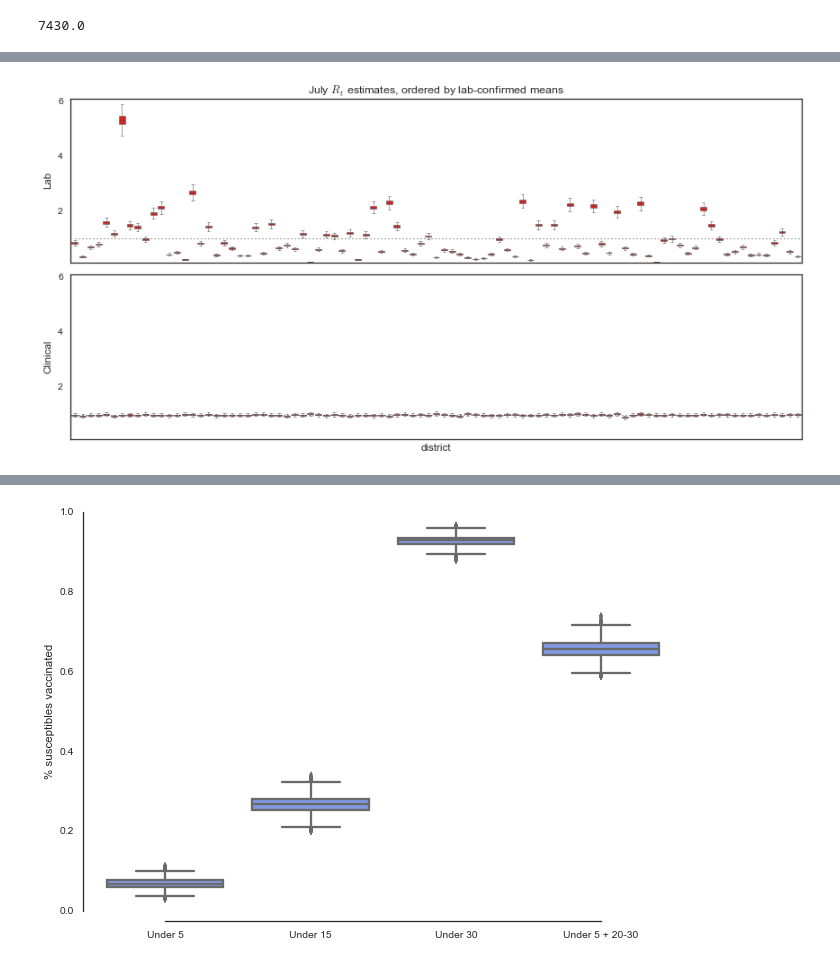
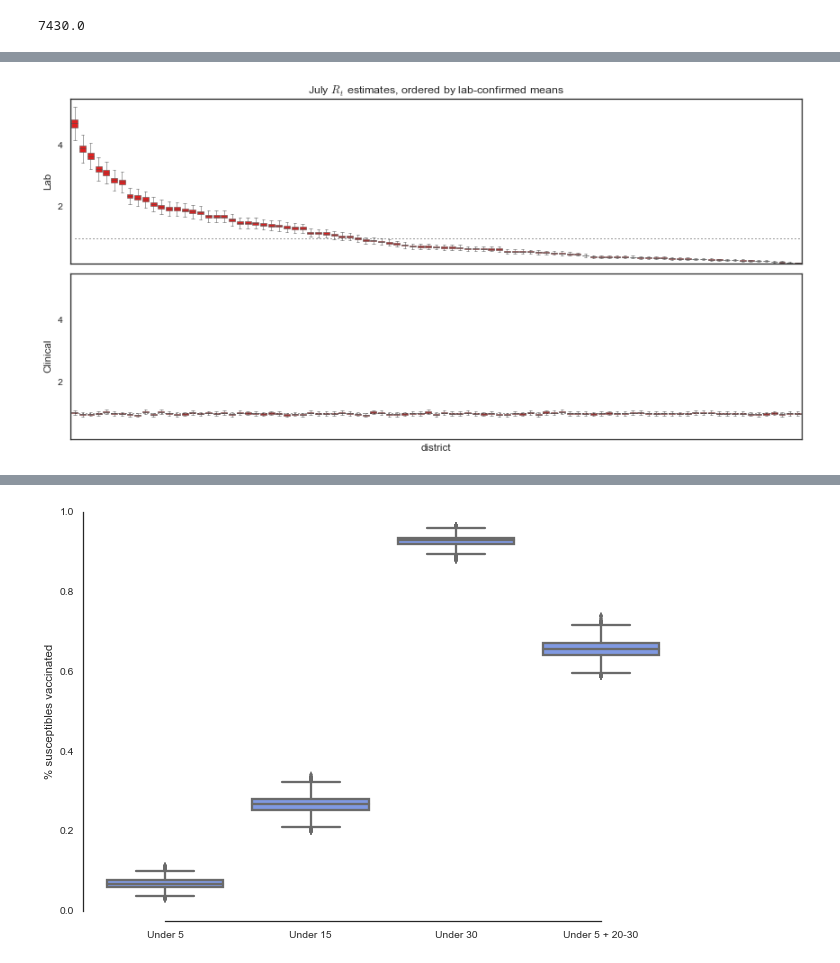
Before and after one commit to fonnesbeck/SaoPauloMeasles, a Jupyter notebook: Spatial Measles Model.ipynb, the cells around one changed output, grey strips where cells are left out. Saved outputs shown, nothing was run; the diff lists cells and outputs as text; code cells hidden in the pictures.

```diff
--- a/Spatial Measles Model.ipynb
+++ b/Spatial Measles Model.ipynb
@@ -424,7 +436,7 @@ def measles_model(obs_date, confirmation=True, all_traces=False):
     t_obs = (~missing_mask).sum() - 1
 
     # Prior on proportion susceptible being between 0 and 0.07
-    p_susceptible = Beta('p_susceptible', 2, 100, value=0.03)
+    p_susceptible = Beta('p_susceptible', 20, 1000, value=0.03)
 
     # Estimated total susceptibles by district
     S_0 = Binomial('S_0', n=N.values.astype(int), p=p_susceptible)
@@ -492,6 +504,10 @@ def measles_model(obs_date, confirmation=True, all_traces=False):
     def S_0_age(S=S_0, p=age_dist):
         return np.array([rmultinomial(si, p) for si in S])
 
+    '''
+    Vaccination targets
+    '''
+
     @deterministic
     def vacc_5(S=S_age):
         # Vaccination of 15 and under
@@ -528,6 +544,8 @@ def measles_model(obs_date, confirmation=True, all_traces=False):
     # Proportion of adults under 30 (and young kids)
     pct_adult = Lambda('pct_adult', lambda V=vacc_adult, S=S_age: float(V.sum())/S[current_index].sum())
 
+
+
     # Transmission parameter
     beta = Gamma('beta', 1, 0.1, value=10)
 
@@ -746,24 +1017,27 @@ f.tight_layout()
+# %%
+july_means = july_Rt.groupby('district')['Rt'].mean()
+july_means.sort(ascending=False)
 # %%
 f, (ax_1, ax_2) = plt.subplots(2, 1, figsize=(12,6), sharey=True, sharex=True)
 
 sb.boxplot('district', 'Rt', data=july_Rt, ax=ax_1, linewidth=0.5,
-           fliersize=0, color='r', order=sorted_districts)
+           fliersize=0, color='r', order=july_means.index.values)
 ax_1.hlines(1, xmin=0, xmax=93, linestyles='dotted', linewidth=0.75)
 ax_1.set_xticks([])
 ax_1.set_xlabel('')
 ax_1.set_ylabel('Lab')
 ax_1.set_yticks(np.arange(13, step=2))
 ax_1.set_title(r'July $R_t$ estimates, ordered by lab-confirmed means')
 
 sb.boxplot('district', 'Rt', data=july_Rt_noconf, ax=ax_2, linewidth=0.5,
            fliersize=0, color='r', order=sorted_districts)
 ax_2.hlines(1, xmin=0, xmax=93, linestyles='dotted', linewidth=0.75)
 ax_2.set_xticks([])
 ax_2.set_ylabel('Clinical')
 
 f.tight_layout()
 # %% [output]
-[figure, old version]
+[figure, new version]
 # %%
 model_june.summary(['pct_5', 'pct_15', 'pct_30', 'pct_adult'])
 # %% [output]
```
Also changed, not shown: parts of 27 cells of this notebook.
